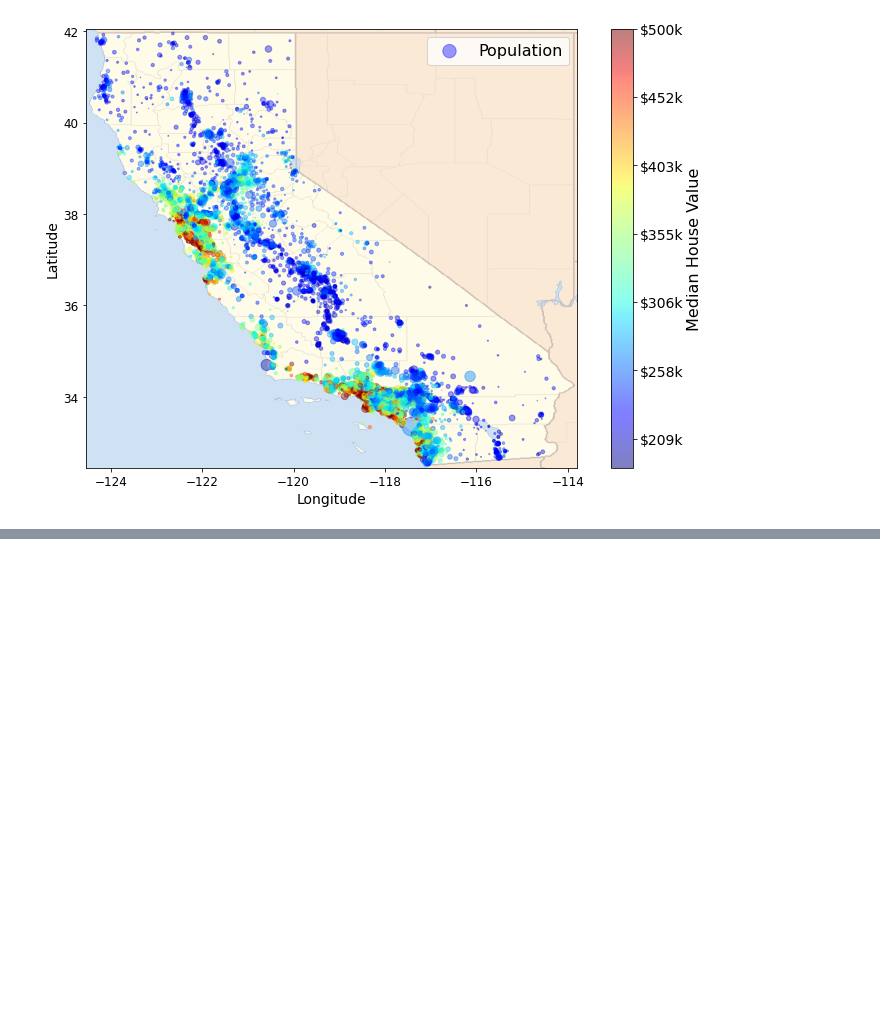
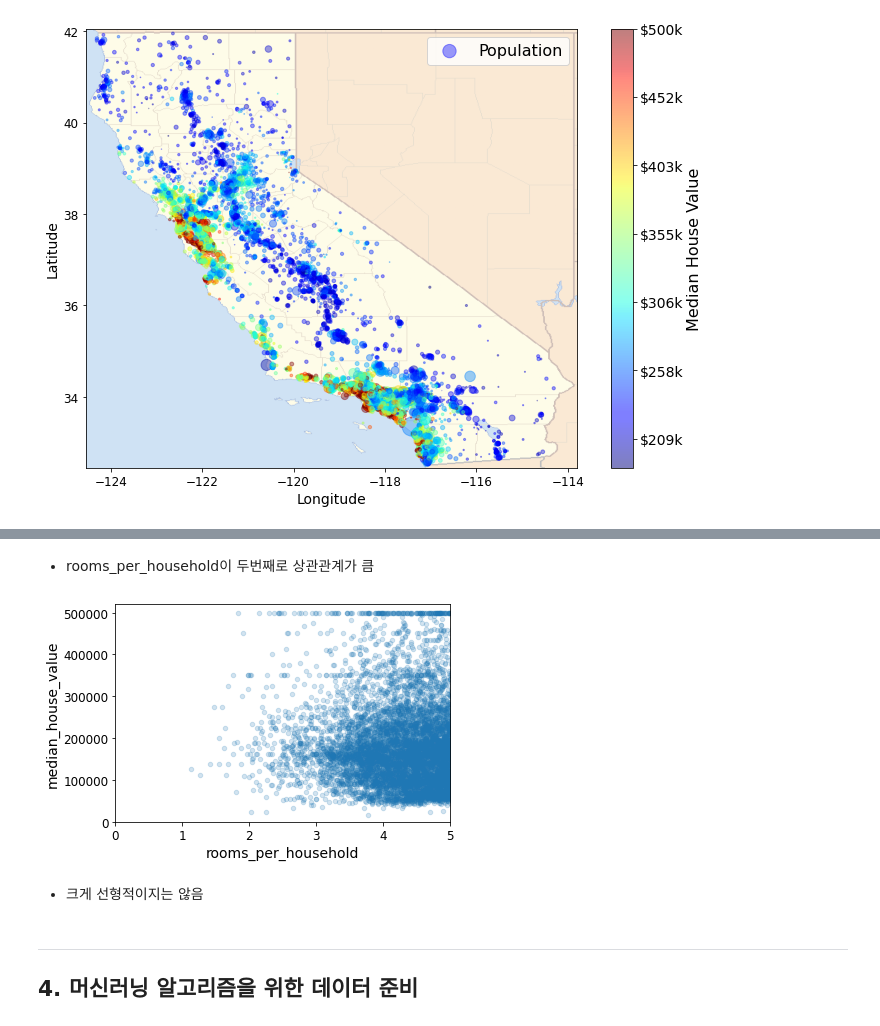
Before and after one commit to JitHoon/cnuai, a Jupyter notebook: augustEducation/week6_MLproject_EndtoEnd.ipynb, the cells around one changed output, grey strips where cells are left out. Drawn from its saved outputs; the diff is of its cells as text; code cells hidden in the pictures; blank space fills up the shorter version.

```diff
--- a/augustEducation/week6_MLproject_EndtoEnd.ipynb
+++ b/augustEducation/week6_MLproject_EndtoEnd.ipynb
@@ -581,0 +652,7 @@ Saving figure california_housing_prices_plot
+# %%
+# 여러 특성들의 조합으로 새로운 특성을 정의해볼 수 있음
+# ex. 가구당 방 개수, 침대방의 비율, 가구당 인원
+
+housing["rooms_per_household"] = housing["total_rooms"]/housing["households"]
+housing["bedrooms_per_room"] = housing["total_bedrooms"]/housing["total_rooms"]
+housing["population_per_household"]=housing["population"]/housing["households"]
@@ -581,0 +678,16 @@ Saving figure california_housing_prices_plot
+# %% [markdown]
+- rooms_per_household이 두번째로 상관관계가 큼
+# %%
+# 가구당 방 개수와 집 가격의 상관 관계
+
+housing.plot(kind="scatter", x="rooms_per_household", y="median_house_value",
+             alpha=0.2)
+plt.axis([0, 5, 0, 520000])
+plt.show()
+# %% [output]
+[figure, added]
+# %% [markdown]
+- 크게 선형적이지는 않음
+# %% [markdown]
+----
+## 4. 머신러닝 알고리즘을 위한 데이터 준비
```
Also changed, not shown: parts of 36 cells of this notebook, 2 other files.
